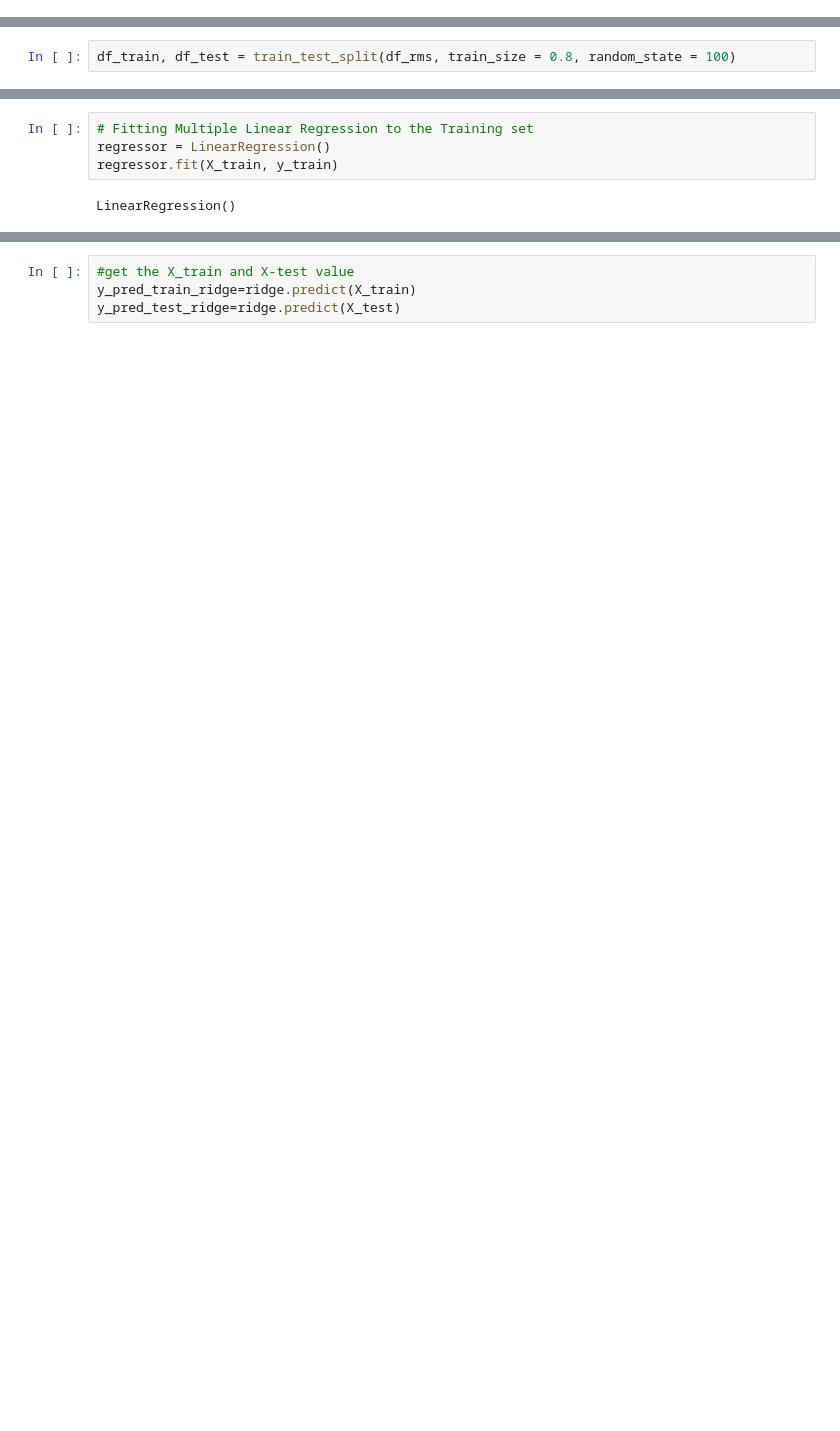
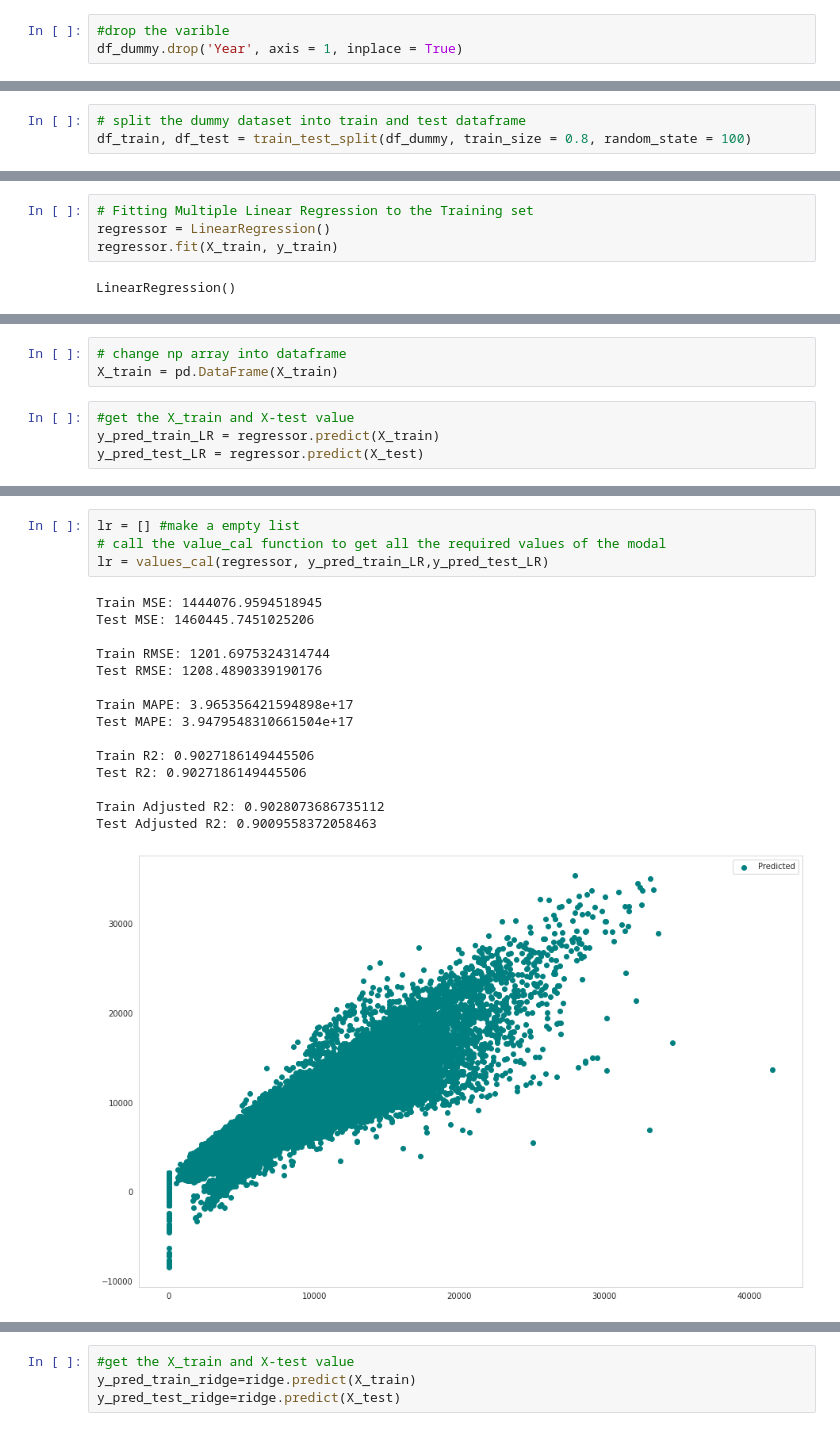
Before and after one commit to shivashukla02/Retail-Sales-Prediction, a Jupyter notebook: Shivank_Shukla_Retail_Sales_Prediction.ipynb, the cells around one changed output, grey strips where cells are left out. Drawn from its saved outputs; the diff is of its cells as text; blank space fills up the shorter version.

```diff
--- a/Shivank_Shukla_Retail_Sales_Prediction.ipynb
+++ b/Shivank_Shukla_Retail_Sales_Prediction.ipynb
@@ -937,0 +1103,3 @@ memory usage: 150.4 MB
+# %%
+#drop the varible
+df_dummy.drop('Year', axis = 1, inplace = True)
@@ -938,4 +1133,5 @@ memory usage: 150.4 MB
 # %% [markdown]
 for now splitting data randomly and do the ml if output not proper than we will split it in time duration.
 # %%
-df_train, df_test = train_test_split(df_rms, train_size = 0.8, random_state = 100)
+# split the dummy dataset into train and test dataframe
+df_train, df_test = train_test_split(df_dummy, train_size = 0.8, random_state = 100)
@@ -1204,0 +1304,7 @@ Ridge(alpha=0.01)
+# %%
+# change np array into dataframe
+X_train = pd.DataFrame(X_train)
+# %%
+#get the X_train and X-test value
+y_pred_train_LR = regressor.predict(X_train)
+y_pred_test_LR = regressor.predict(X_test)
@@ -1204,0 +1321,20 @@ Ridge(alpha=0.01)
+# %%
+lr = [] #make a empty list
+# call the value_cal function to get all the required values of the modal
+lr = values_cal(regressor, y_pred_train_LR,y_pred_test_LR)
+# %% [output]
+Train MSE: 1444076.9594518945
+Test MSE: 1460445.7451025206
+
+Train RMSE: 1201.6975324314744
+Test RMSE: 1208.4890339190176
+
+Train MAPE: 3.965356421594898e+17
+Test MAPE: 3.9479548310661504e+17
+
+Train R2: 0.9027186149445506
+Test R2: 0.9027186149445506
+
+Train Adjusted R2: 0.9028073686735112
+Test Adjusted R2: 0.9009558372058463
+[figure, added]
```
Also changed, not shown: parts of 145 cells of this notebook.
